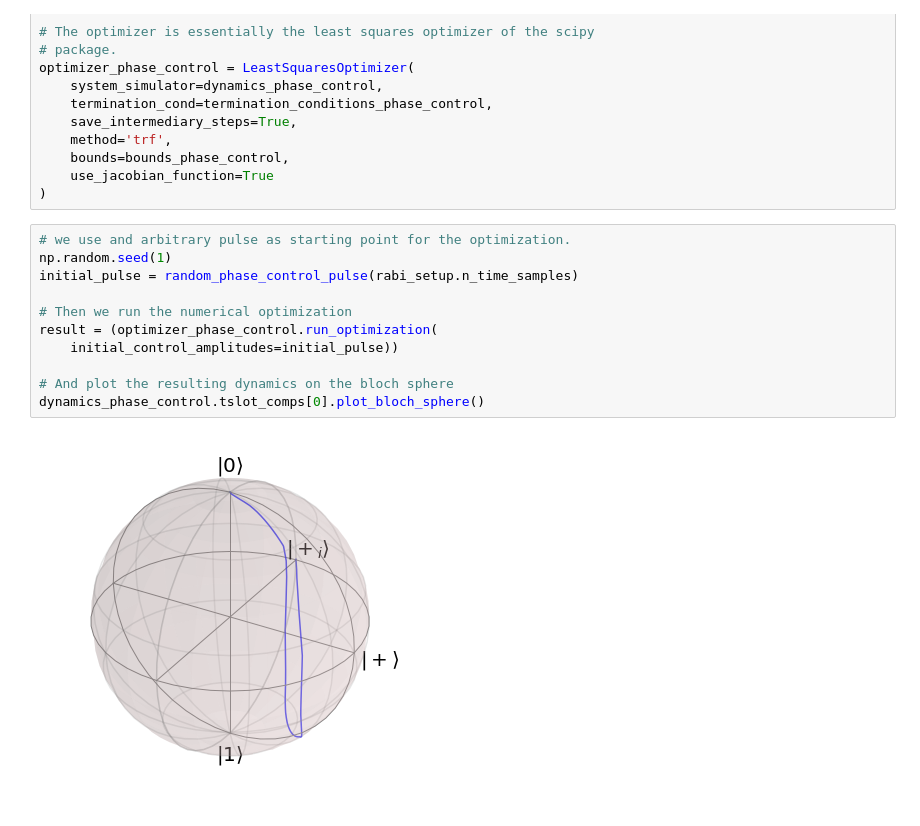
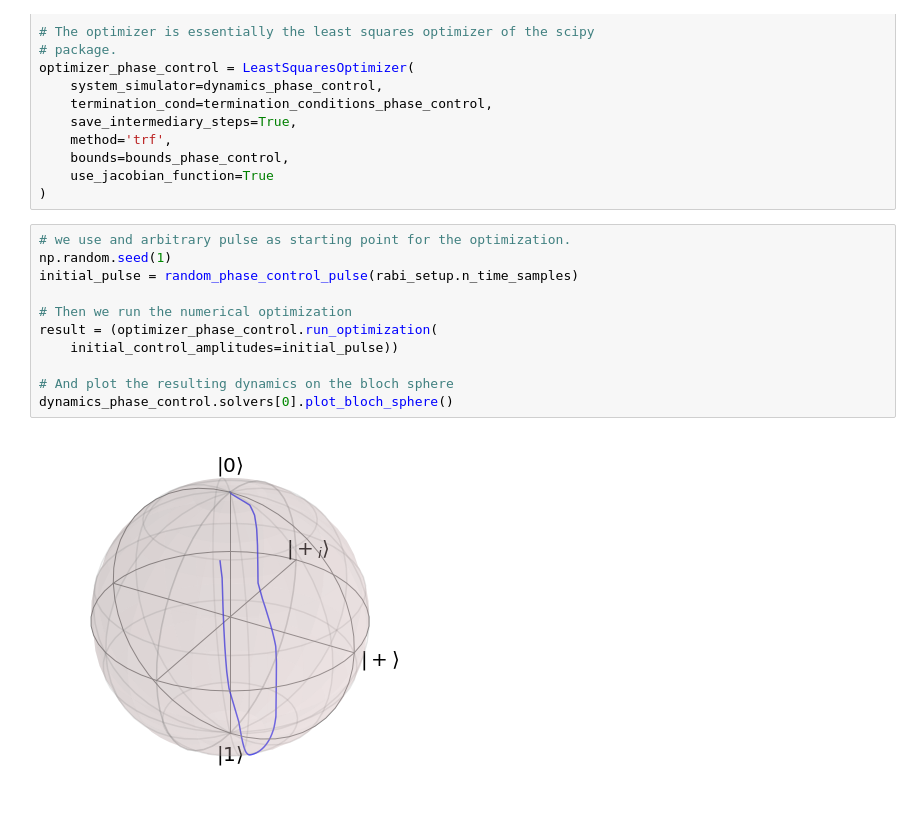
Before and after one commit to qutech/qopt, a Jupyter notebook: examples/rabi_driving/optimization_phase_control.ipynb, the cells around one changed output. Saved outputs shown, nothing was run; the diff lists cells and outputs as text.

```diff
--- a/examples/rabi_driving/optimization_phase_control.ipynb
+++ b/examples/rabi_driving/optimization_phase_control.ipynb
@@ -65,16 +65,16 @@ optimizer_phase_control = LeastSquaresOptimizer(
 # %%
 # we use and arbitrary pulse as starting point for the optimization.
 np.random.seed(1)
 initial_pulse = random_phase_control_pulse(rabi_setup.n_time_samples)
 
 # Then we run the numerical optimization
 result = (optimizer_phase_control.run_optimization(
     initial_control_amplitudes=initial_pulse))
 
 # And plot the resulting dynamics on the bloch sphere
-dynamics_phase_control.tslot_comps[0].plot_bloch_sphere()
+dynamics_phase_control.solvers[0].plot_bloch_sphere()
 # %% [output]
-[figure, old version]
+[figure, new version]
 # %%
 from qsim.data_container import DataContainer
 from qsim.analyser import Analyser
```
Also changed, not shown: parts of 3 cells of this notebook.
